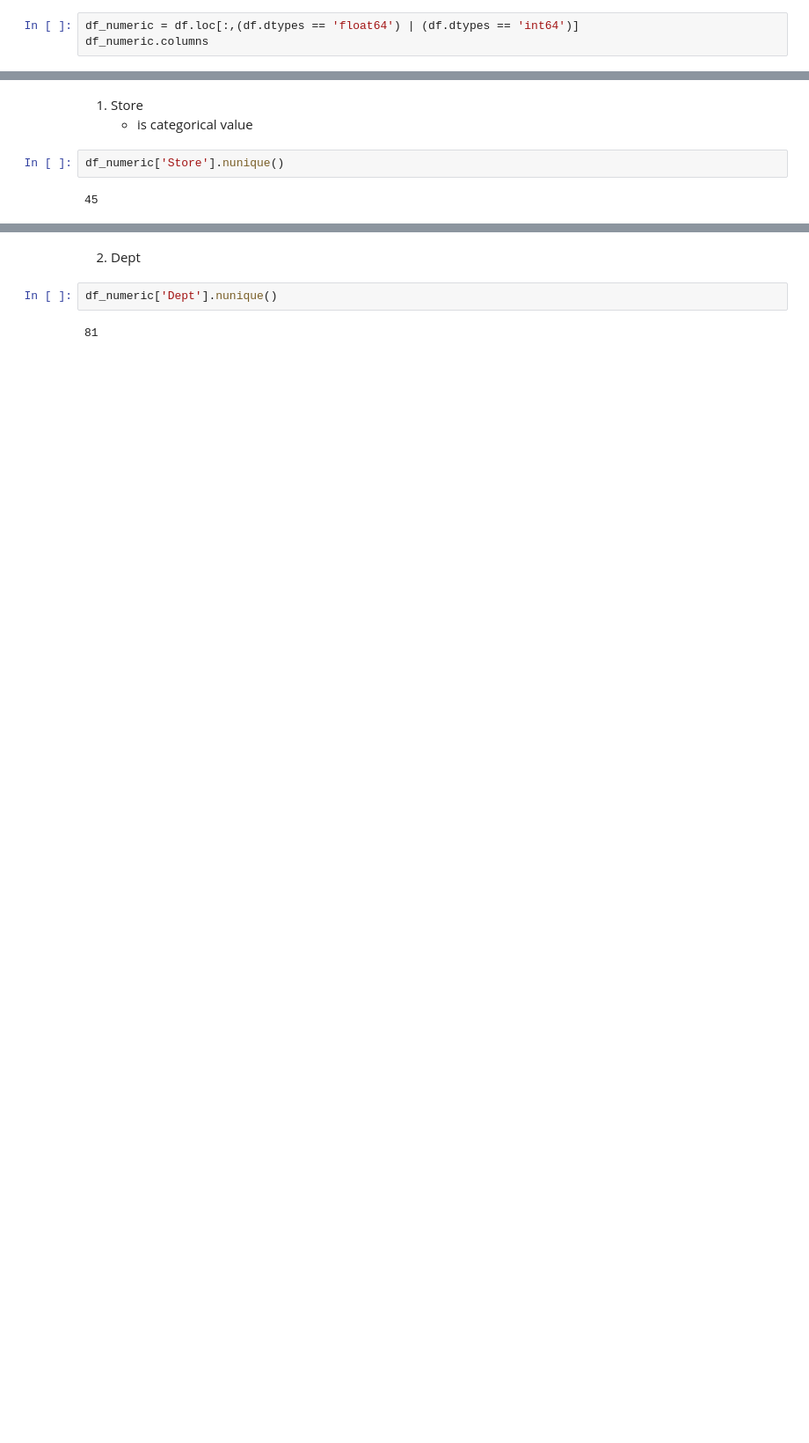
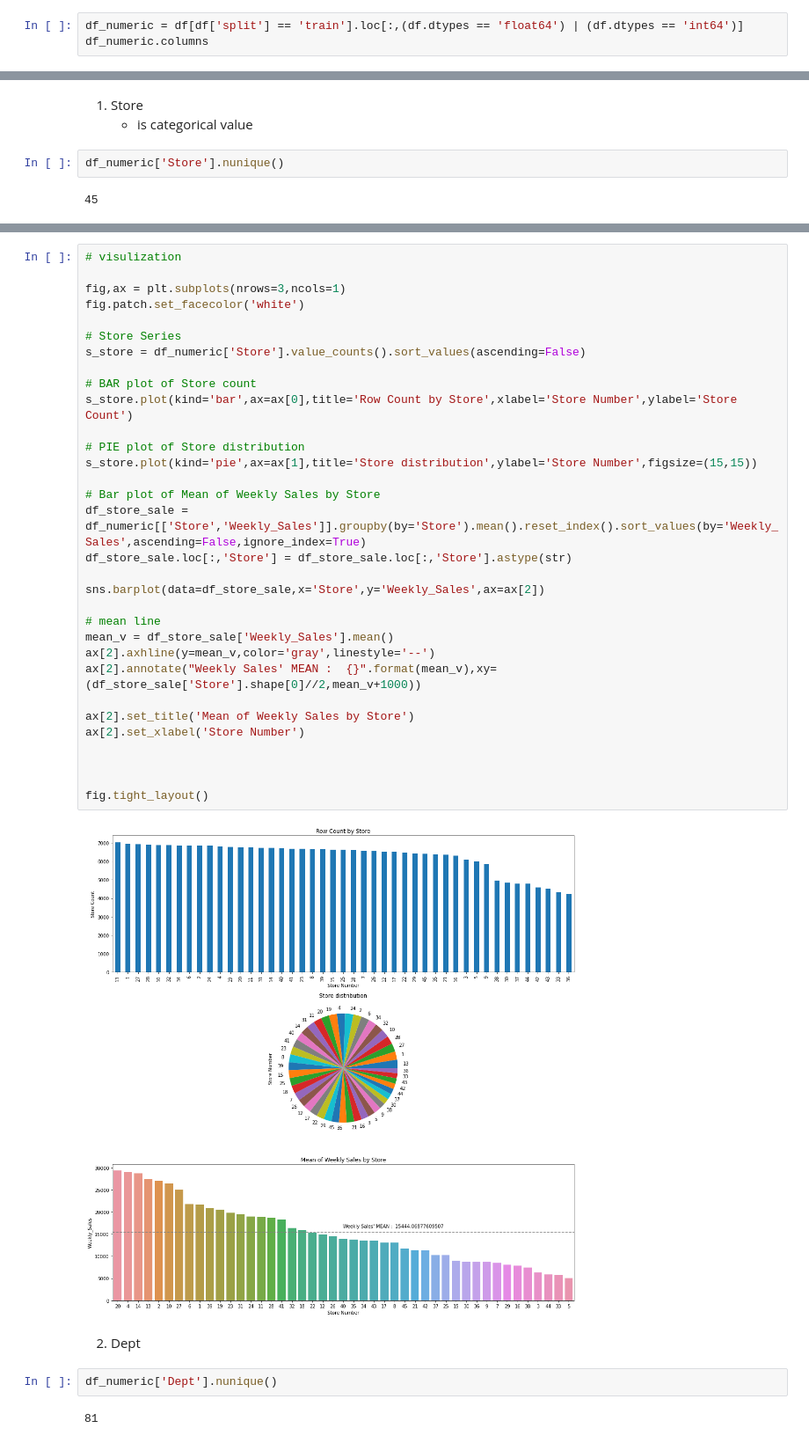
Before and after one commit to tmxkqotnl/project_mini_machine_learning_team_two, a Jupyter notebook: main.ipynb, the cells around one changed output, grey strips where cells are left out. Shown at 88% size. Saved outputs shown, nothing was run; the diff lists cells and outputs as text; blank space fills up the shorter version.

```diff
--- a/main.ipynb
+++ b/main.ipynb
@@ -310,7 +324,7 @@ Name: Type, Length: 421570, dtype: int64
 # %% [markdown]
 Numeric
 # %%
-df_numeric = df.loc[:,(df.dtypes == 'float64') | (df.dtypes == 'int64')]
+df_numeric = df[df['split'] == 'train'].loc[:,(df.dtypes == 'float64') | (df.dtypes == 'int64')]
 df_numeric.columns
 # %% [output]
 Index(['Store', 'Dept', 'Temperature', 'Fuel_Price', 'MarkDown1', 'MarkDown2',
@@ -360,3 +359,37 @@ sns.barplot(data=df_numeric,x='Store',y='Weekly_Sales',ax=ax[2])
+# %%
+# visulization
+
+fig,ax = plt.subplots(nrows=3,ncols=1)
+fig.patch.set_facecolor('white')
+
+# Store Series
+s_store = df_numeric['Store'].value_counts().sort_values(ascending=False)
+
+# BAR plot of Store count
+s_store.plot(kind='bar',ax=ax[0],title='Row Count by Store',xlabel='Store Number',ylabel='Store Count')
+
+# PIE plot of Store distribution
+s_store.plot(kind='pie',ax=ax[1],title='Store distribution',ylabel='Store Number',figsize=(15,15))
+
+# Bar plot of Mean of Weekly Sales by Store
+df_store_sale = df_numeric[['Store','Weekly_Sales']].groupby(by='Store').mean().reset_index().sort_values(by='Weekly_Sales',ascending=False,ignore_index=True)
+df_store_sale.loc[:,'Store'] = df_store_sale.loc[:,'Store'].astype(str)
+
+sns.barplot(data=df_store_sale,x='Store',y='Weekly_Sales',ax=ax[2])
+
+# mean line
+mean_v = df_store_sale['Weekly_Sales'].mean()
+ax[2].axhline(y=mean_v,color='gray',linestyle='--')
+ax[2].annotate("Weekly Sales' MEAN :  {}".format(mean_v),xy=(df_store_sale['Store'].shape[0]//2,mean_v+1000))
+
+ax[2].set_title('Mean of Weekly Sales by Store')
+ax[2].set_xlabel('Store Number')
+
+
+
+fig.tight_layout()
+# %% [output]
+[figure, added]
 # %% [markdown]
 2. Dept
 # %%
```
Also changed, not shown: parts of 15 cells of this notebook.
